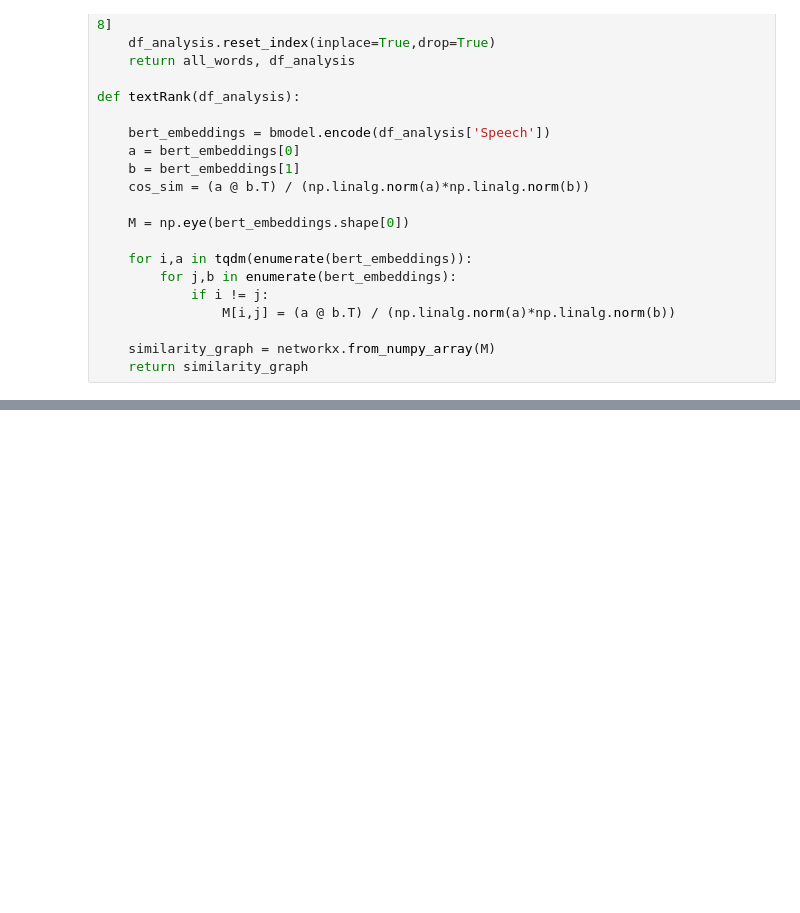
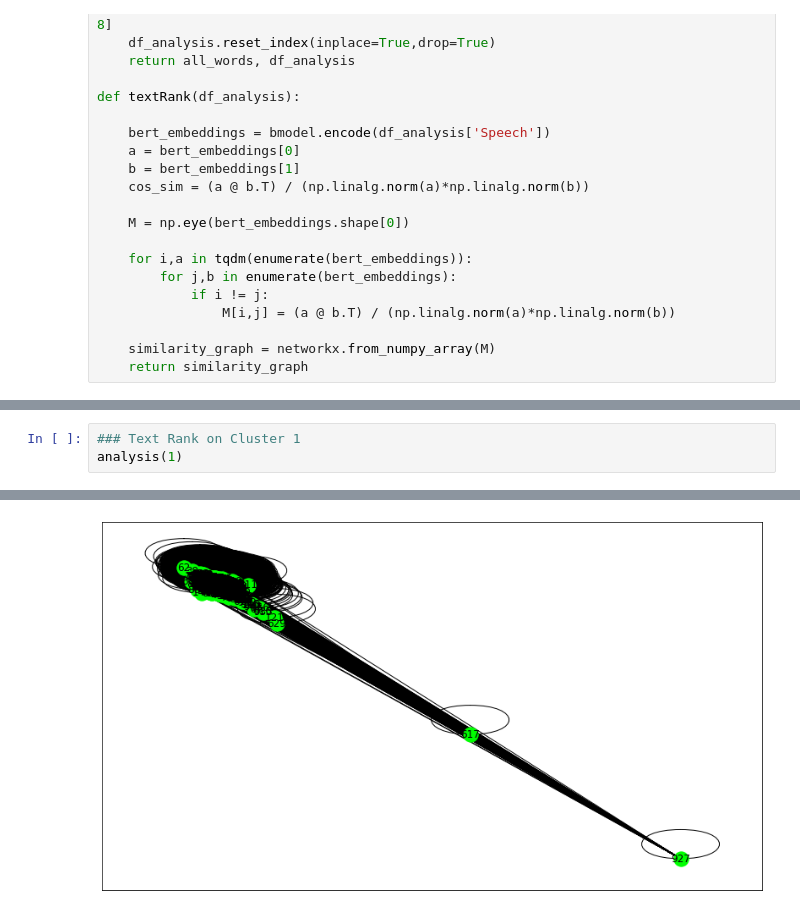
Before and after one commit to meghanshubhatt09/Trump-Speech-Analysis-INFO6105-, a Jupyter notebook: 4. TextRank.ipynb, the cells around one changed output, grey strips where cells are left out. Cells and saved outputs as stored; diff of their text form; blank space fills up the shorter version.

```diff
--- a/4. TextRank.ipynb
+++ b/4. TextRank.ipynb
@@ -83,0 +79,4 @@ Sentence  9
+# %%
+### Text Rank on Cluster 1
+analysis(1)
+# %% [output]
@@ -83,0 +100 @@ Sentence  9
+[figure, added]
```
Also changed, not shown: parts of 13 cells of this notebook, 2 other files.
